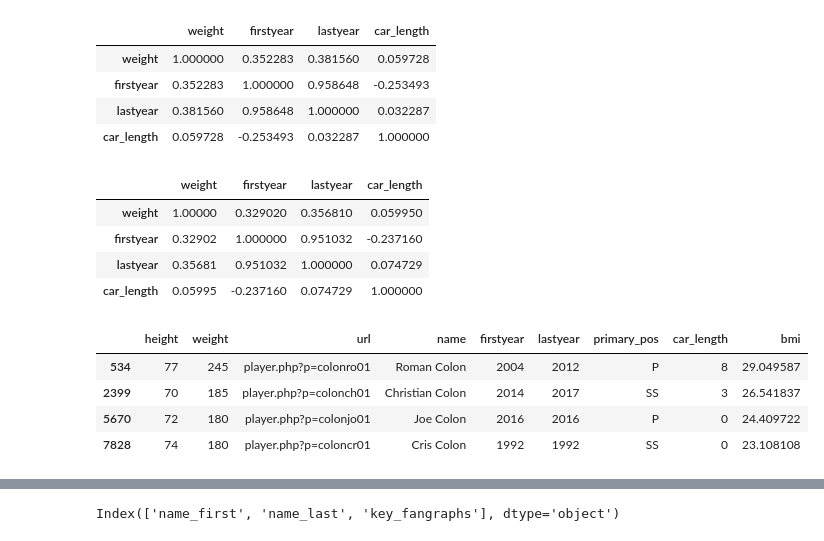
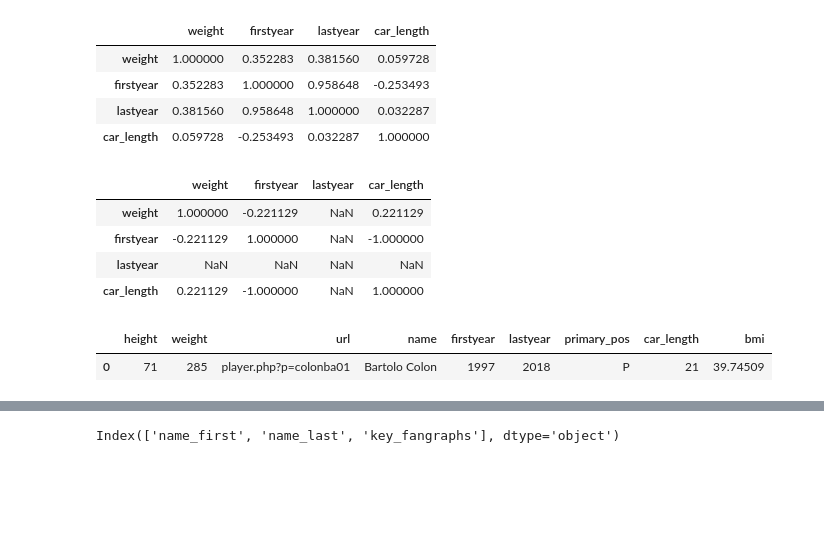
Before and after one commit to ethanarsht/fat_baseball, a Jupyter notebook: fat_baseball_scraper.ipynb, the cells around one changed output, grey strips where cells are left out. Drawn from its saved outputs; the diff is of its cells as text; code cells hidden in the pictures; blank space fills up the shorter version.

```diff
--- a/fat_baseball_scraper.ipynb
+++ b/fat_baseball_scraper.ipynb
@@ -239,15 +223,15 @@ df_stats.corr()
 | lastyear | 0.381560 | 0.958648 | 1.000000 | 0.032287 |
 | car_length | 0.059728 | -0.253493 | 0.032287 | 1.000000 |
 # %%
-df_stats = df_stats[df_stats['lastyear'] != 2018]
+df_stats = df_stats[df_stats['lastyear'] == 2018]
 # %%
 df_stats.corr()
 # %% [output]
 |  | weight | firstyear | lastyear | car_length |
-| weight | 1.00000 | 0.329020 | 0.356810 | 0.059950 |
-| firstyear | 0.32902 | 1.000000 | 0.951032 | -0.237160 |
-| lastyear | 0.35681 | 0.951032 | 1.000000 | 0.074729 |
-| car_length | 0.05995 | -0.237160 | 0.074729 | 1.000000 |
+| weight | 1.000000 | -0.221129 | NaN | 0.221129 |
+| firstyear | -0.221129 | 1.000000 | NaN | -1.000000 |
+| lastyear | NaN | NaN | NaN | NaN |
+| car_length | 0.221129 | -1.000000 | NaN | 1.000000 |
 # %%
 
 def inches(x):
@@ -264,13 +248,10 @@ df_stats['bmi'] = (df_stats['weight'] / df_stats['height'] / df_stats['height'])
 # %%
 df_stats = df_stats.sort_values('bmi', ascending = False).reset_index(drop = True)
 # %%
-df_stats[df_stats['name'].str.contains('Colon')]
+df_stats[df_stats['name'].str.contains('Bartolo')]
 # %% [output]
 |  | height | weight | url | name | firstyear | lastyear | primary_pos | car_length | bmi |
-| 534 | 77 | 245 | player.php?p=colonro01 | Roman Colon | 2004 | 2012 | P | 8 | 29.049587 |
-| 2399 | 70 | 185 | player.php?p=colonch01 | Christian Colon | 2014 | 2017 | SS | 3 | 26.541837 |
-| 5670 | 72 | 180 | player.php?p=colonjo01 | Joe Colon | 2016 | 2016 | P | 0 | 24.409722 |
-| 7828 | 74 | 180 | player.php?p=coloncr01 | Cris Colon | 1992 | 1992 | SS | 0 | 23.108108 |
+| 0 | 71 | 285 | player.php?p=colonba01 | Bartolo Colon | 1997 | 2018 | P | 21 | 39.74509 |
 # %%
 df_stats.sort_values('car_length', ascending = False)
 # %% [output]
```
Also changed, not shown: parts of 49 cells of this notebook, 8 other files.
